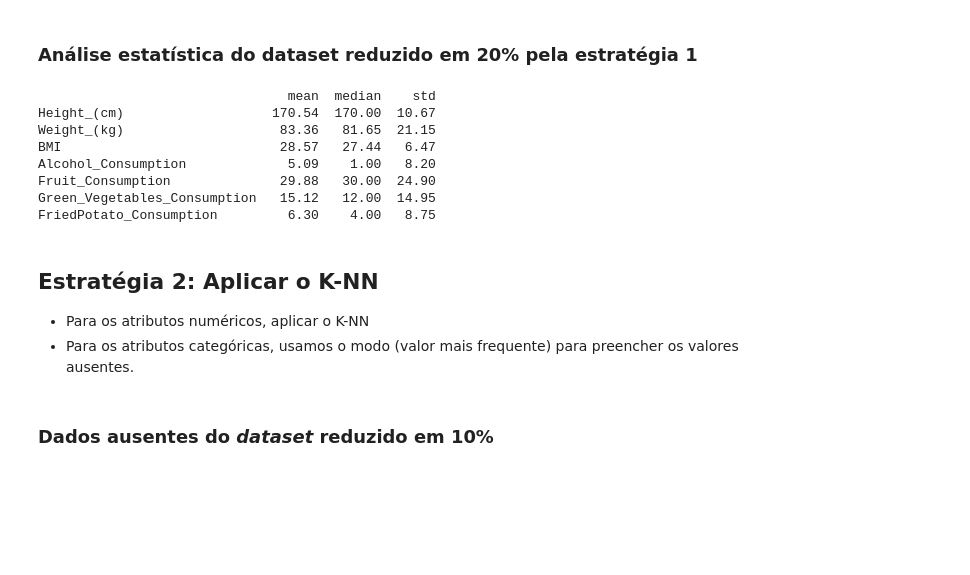
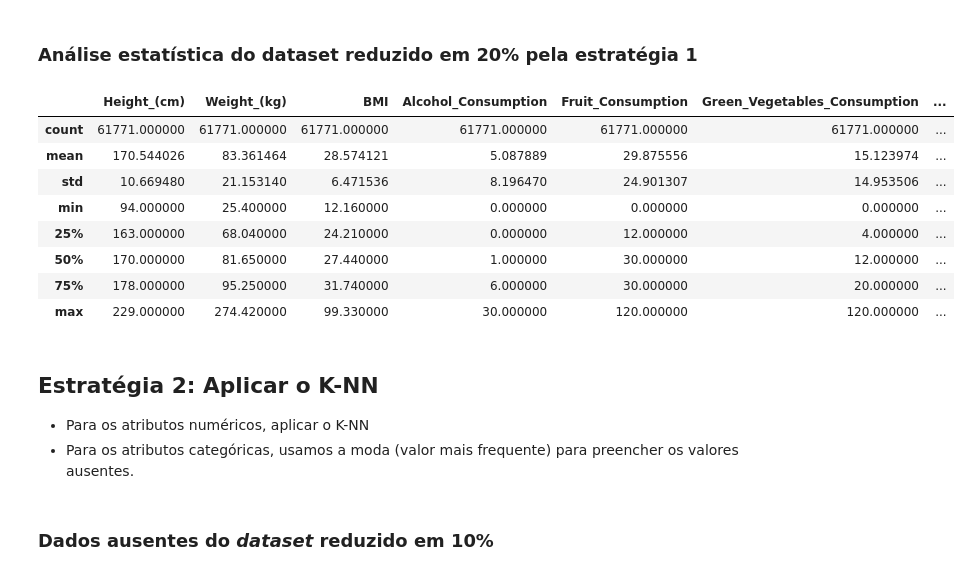
Before and after one commit to tjpoa/ProjetoIAA, a Jupyter notebook: notebooks/DataPreparation.ipynb, the cells around one changed output. Cells and saved outputs as stored; diff of their text form; code cells hidden in the pictures; blank space fills up the shorter version.

```diff
--- a/notebooks/DataPreparation.ipynb
+++ b/notebooks/DataPreparation.ipynb
@@ -197,7 +169,7 @@ FriedPotato_Consumption         6.23    4.00   8.69
 dados_removidos = pd.merge(cvd_df, cvd_df_20reduced, how='outer', indicator=True).query('_merge == "left_only"').drop('_merge', axis=1)
 
 # Identificar colunas numéricas
-colunas_numericas = cvd_df_20reduced.select_dtypes(include=['float64', 'int64']).columns
+colunas_numericas = cvd_df_20reduced.select_dtypes(include=['float64']).columns
 
 # Substituir valores ausentes nas colunas numéricas pela média
 for col in colunas_numericas:
@@ -216,7 +188,7 @@ for col in colunas_categoricas:
 cvd_df_20reduced_imputed = cvd_df_20reduced.copy()
 
 # Identificar colunas numéricas
-colunas_numericas = cvd_df_10reduced_imputed.select_dtypes(include=['float64', 'int64']).columns
+colunas_numericas = cvd_df_10reduced_imputed.select_dtypes(include=['float64']).columns
 
 # Substituir valores ausentes nas colunas numéricas pela média
 for col in colunas_numericas:
@@ -231,37 +203,28 @@ for col in colunas_categoricas:
     moda = cvd_df_10reduced_imputed[col].mode()[0]  # Calcular a moda da coluna
     cvd_df_20reduced_imputed[col] = cvd_df_20reduced_imputed[col].fillna(moda)  # Substituir valores ausentes pela moda
 
-# Garantir que o diretório existe
-diretorio = './new_datasets/'
-if not os.path.exists(diretorio):
-    os.makedirs(diretorio)
+
 
 # Salvar o dataset tratado em um arquivo CSV
-arquivo_destino = diretorio + 'CVD_20reduced_strategy1.csv'
-cvd_df_20reduced_imputed.to_csv(arquivo_destino, index=False)
+cvd_df_20reduced_imputed.to_csv(data_path + 'CVD_20reduced_strategy1.csv', index=False)
 # %% [markdown]
 ### Análise estatística do dataset reduzido em 20% pela estratégia 1
-# %%
-continuous_vars = ['Height_(cm)', 'Weight_(kg)', 'BMI', 'Alcohol_Consumption', 'Fruit_Consumption', 'Green_Vegetables_Consumption', 'FriedPotato_Consumption']
-
-stats = cvd_df_20reduced_imputed[continuous_vars].agg(['mean', 'median', 'std']).round(2)
-stats = stats.rename(columns={'mean': 'Média', 'median': 'Mediana', 'std': 'Desvio Padrão'})
-stats = stats.transpose()
-
-print(stats)
-# %% [output]
-                                mean  median    std
-Height_(cm)                   170.54  170.00  10.67
-Weight_(kg)                    83.36   81.65  21.15
-BMI                            28.57   27.44   6.47
-Alcohol_Consumption             5.09    1.00   8.20
-Fruit_Consumption              29.88   30.00  24.90
-Green_Vegetables_Consumption   15.12   12.00  14.95
-FriedPotato_Consumption         6.30    4.00   8.75
+# %%
+cvd_df_20reduced_imputed.describe()
+# %% [output]
+|  | Height_(cm) | Weight_(kg) | BMI | Alcohol_Consumption | Fruit_Consumption | Green_Vegetables_Consumption | ... |
+| count | 61771.000000 | 61771.000000 | 61771.000000 | 61771.000000 | 61771.000000 | 61771.000000 | ... |
+| mean | 170.544026 | 83.361464 | 28.574121 | 5.087889 | 29.875556 | 15.123974 | ... |
+| std | 10.669480 | 21.153140 | 6.471536 | 8.196470 | 24.901307 | 14.953506 | ... |
+| min | 94.000000 | 25.400000 | 12.160000 | 0.000000 | 0.000000 | 0.000000 | ... |
+| 25% | 163.000000 | 68.040000 | 24.210000 | 0.000000 | 12.000000 | 4.000000 | ... |
+| 50% | 170.000000 | 81.650000 | 27.440000 | 1.000000 | 30.000000 | 12.000000 | ... |
+| 75% | 178.000000 | 95.250000 | 31.740000 | 6.000000 | 30.000000 | 20.000000 | ... |
+| max | 229.000000 | 274.420000 | 99.330000 | 30.000000 | 120.000000 | 120.000000 | ... |
 # %% [markdown]
 ## Estratégia 2: Aplicar o K-NN
 * Para os atributos numéricos, aplicar o K-NN
-* Para os atributos categóricas, usamos o modo (valor mais frequente) para preencher os valores ausentes.
+* Para os atributos categóricas, usamos a moda (valor mais frequente) para preencher os valores ausentes.
 # %% [markdown]
 ### Dados ausentes do *dataset* reduzido em 10%
 # %% [markdown]
```
Also changed, not shown: parts of 20 cells of this notebook, 17 other files.
